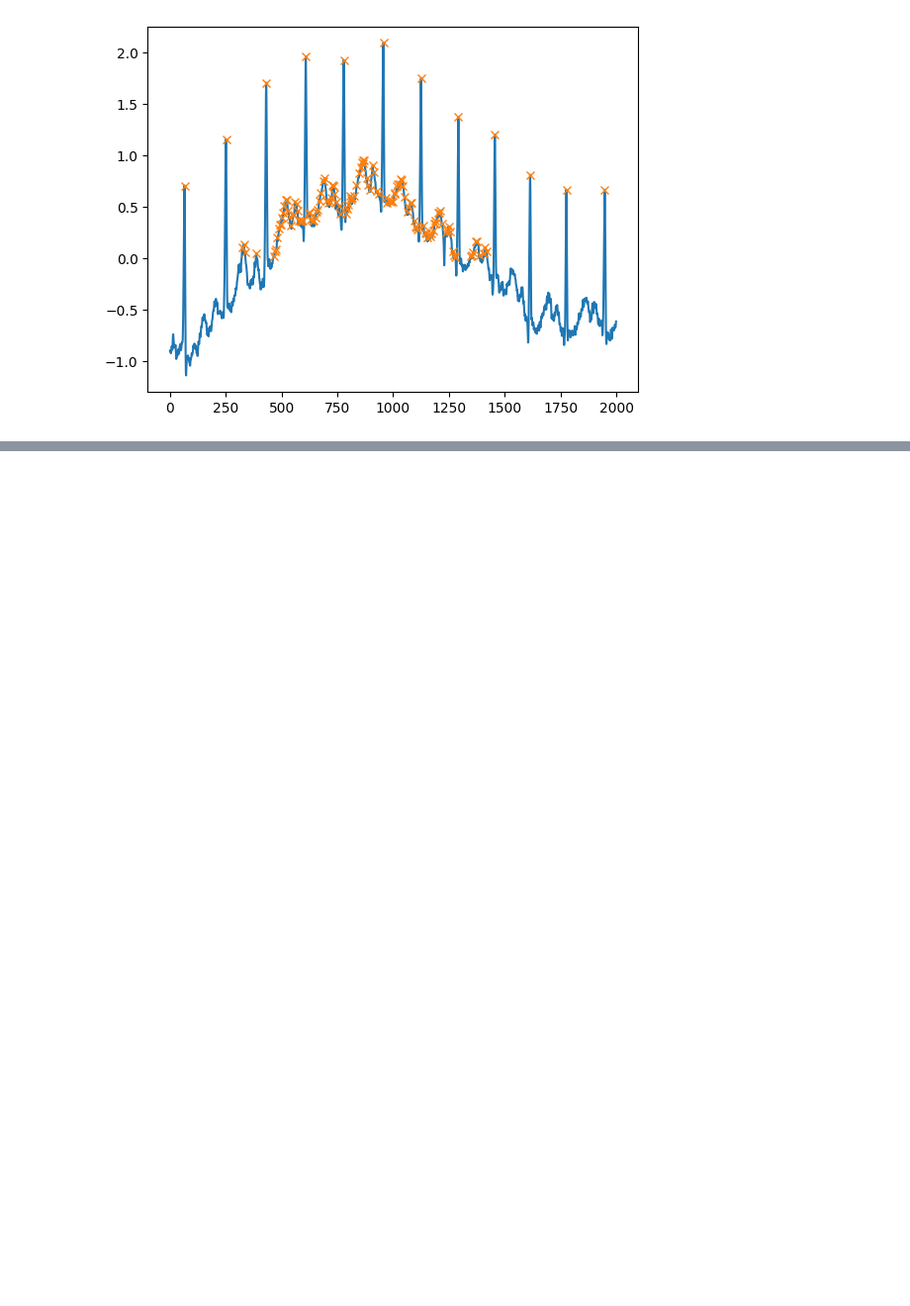
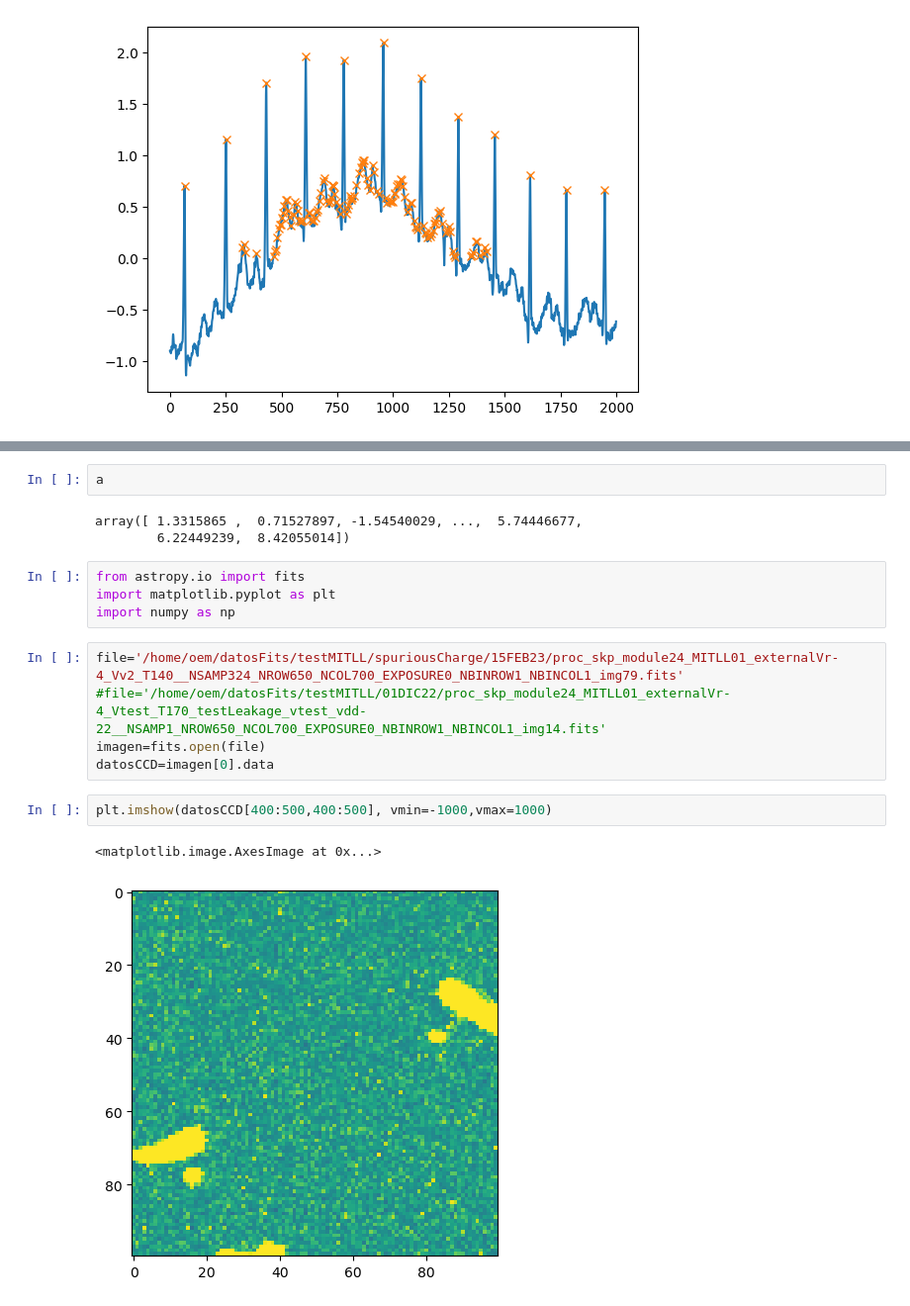
Before and after one commit to maumtzmon/ClasesPy, a Jupyter notebook: 21 - matplotlib/04_curve_fit_Histogram.ipynb, the cells around one changed output, grey strips where cells are left out. Shown at 99% size. Drawn from its saved outputs; the diff is of its cells as text; blank space fills up the shorter version.

```diff
--- a/21 - matplotlib/04_curve_fit_Histogram.ipynb
+++ b/21 - matplotlib/04_curve_fit_Histogram.ipynb
@@ -187,3 +162,22 @@ plt.title("Histogram with 'auto' bins")
 plt.show()
 # %% [output]
 [figure]
+# %%
+a
+# %% [output]
+array([ 1.3315865 ,  0.71527897, -1.54540029, ...,  5.74446677,
+        6.22449239,  8.42055014])
+# %%
+from astropy.io import fits
+import matplotlib.pyplot as plt
+import numpy as np
+# %%
+file='/home/oem/datosFits/testMITLL/spuriousCharge/15FEB23/proc_skp_module24_MITLL01_externalVr-4_Vv2_T140__NSAMP324_NROW650_NCOL700_EXPOSURE0_NBINROW1_NBINCOL1_img79.fits'
+#file='/home/oem/datosFits/testMITLL/01DIC22/proc_skp_module24_MITLL01_externalVr-4_Vtest_T170_testLeakage_vtest_vdd-22__NSAMP1_NROW650_NCOL700_EXPOSURE0_NBINROW1_NBINCOL1_img14.fits'
+imagen=fits.open(file)
+datosCCD=imagen[0].data
+# %%
+plt.imshow(datosCCD[400:500,400:500], vmin=-1000,vmax=1000)
+# %% [output]
+<matplotlib.image.AxesImage at 0x...>
+[figure, added]
```
Also changed, not shown: parts of 14 cells of this notebook, 41 other files.
